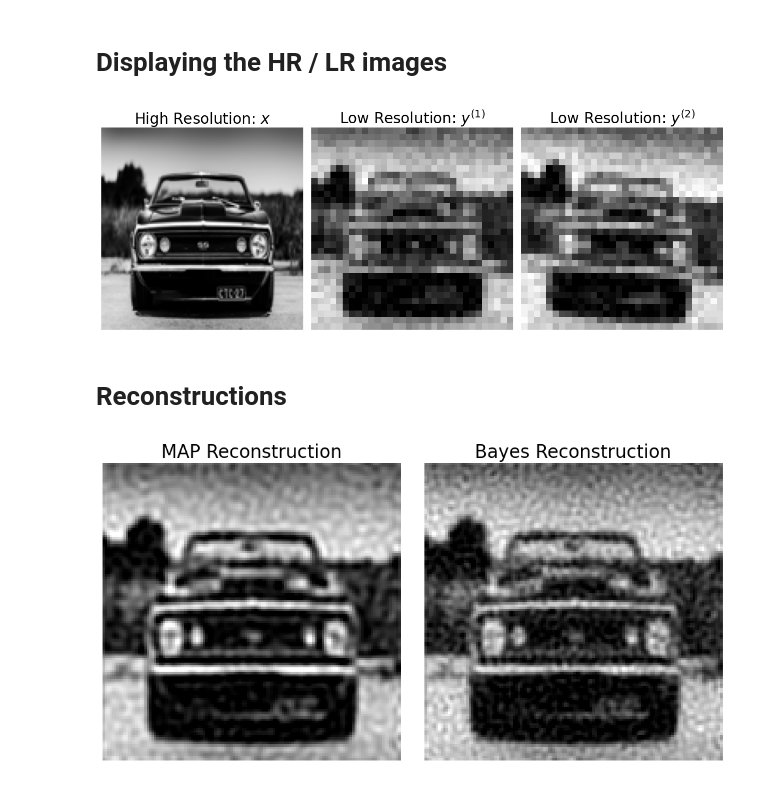
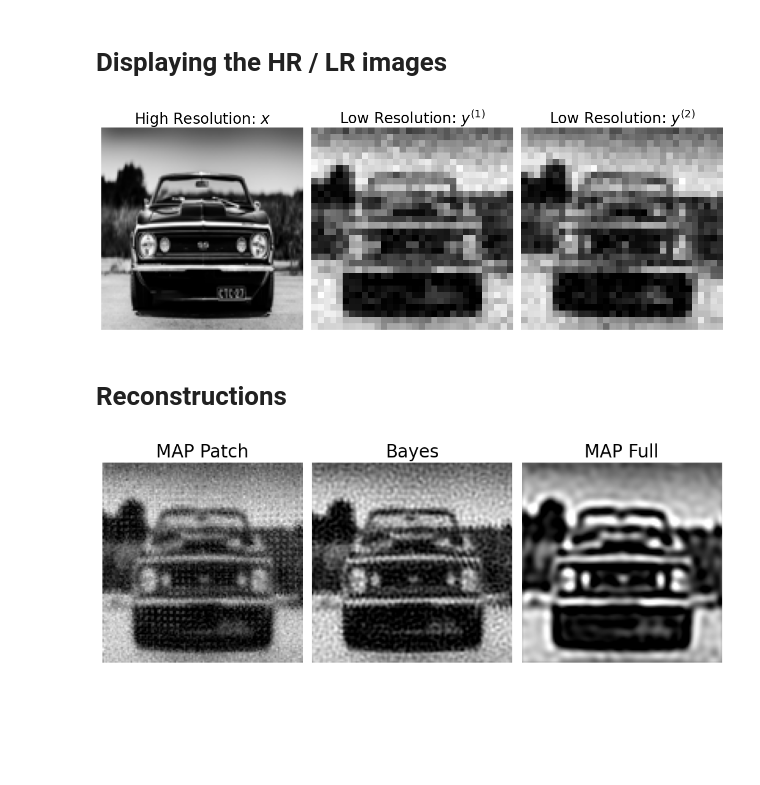
Before and after one commit to MarcusBluestone/BayesianSuperResolution, a Jupyter notebook: src/figs.ipynb, the cells around one changed output. Drawn from its saved outputs; the diff is of its cells as text; code cells hidden in the pictures; blank space fills up the shorter version.

Commit message:
update figs and results

```diff
--- a/src/figs.ipynb
+++ b/src/figs.ipynb
@@ -6,7 +6,7 @@ from pathlib import Path
 plt.style.use('default')
 # %%
 root_dir = Path('../imgs')
-results_dir = root_dir / 'larger_updated'
+results_dir = Path('../results')
 output_dir = Path('../figs')
 # %%
 plt.plot(figsize = (12, 6))
@@ -220,28 +220,33 @@ plt.tight_layout()
 plt.savefig(output_dir / 'hr_lr.png')
 plt.show()
 # %% [output]
-[figure, old version]
+[figure, new version]
 # %% [markdown]
 # Reconstructions
 # %%
 img_bayes  = plt.imread(results_dir / 'bayes' / 'full' / 'reconstruction.png')
-img_map  = plt.imread(results_dir / 'map' / 'full' / 'reconstruction.png')
+img_map_full  = plt.imread(results_dir / 'map_full' / 'full' / 'reconstruction.png')
+img_map_patch = plt.imread(results_dir / 'map_patch' / 'full' / 'reconstruction.png')
 
-fig, axes = plt.subplots(1, 2, figsize=(10, 5))
+fig, axes = plt.subplots(1, 3, figsize=(10, 5))
 
 axes[1].imshow(img_bayes, cmap = 'grey')
-axes[1].set_title("Bayes Reconstruction", size = 20)
+axes[1].set_title("Bayes", size = 20)
 axes[1].axis("off")
 
-axes[0].imshow(img_map, cmap = 'grey')
-axes[0].set_title("MAP Reconstruction", size = 20)
+axes[0].imshow(img_map_patch, cmap = 'grey')
+axes[0].set_title("MAP Patch", size = 20)
 axes[0].axis("off")
+
+axes[2].imshow(img_map_full, cmap = 'grey')
+axes[2].set_title("MAP Full", size = 20)
+axes[2].axis("off")
 
 plt.tight_layout()
 plt.savefig(output_dir / 'recons.png')
 plt.show()
 # %% [output]
-[figure, old version]
+[figure, new version]
 # %%
 
 plot_rot = plt.imread(results_dir / 'plots' / 'rotation_abs_error_deg.png')
```
Also changed, not shown: parts of 1 cell of this notebook, 16 other files.
